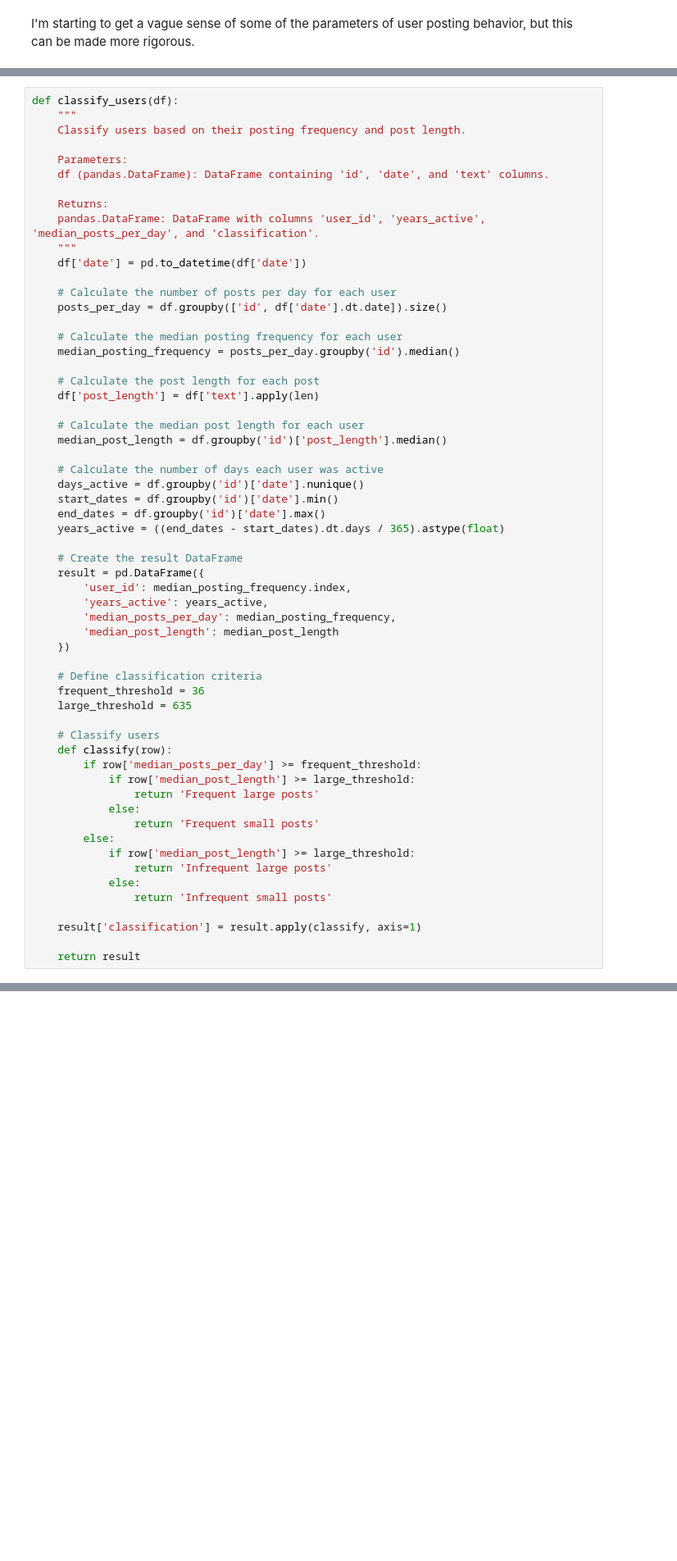
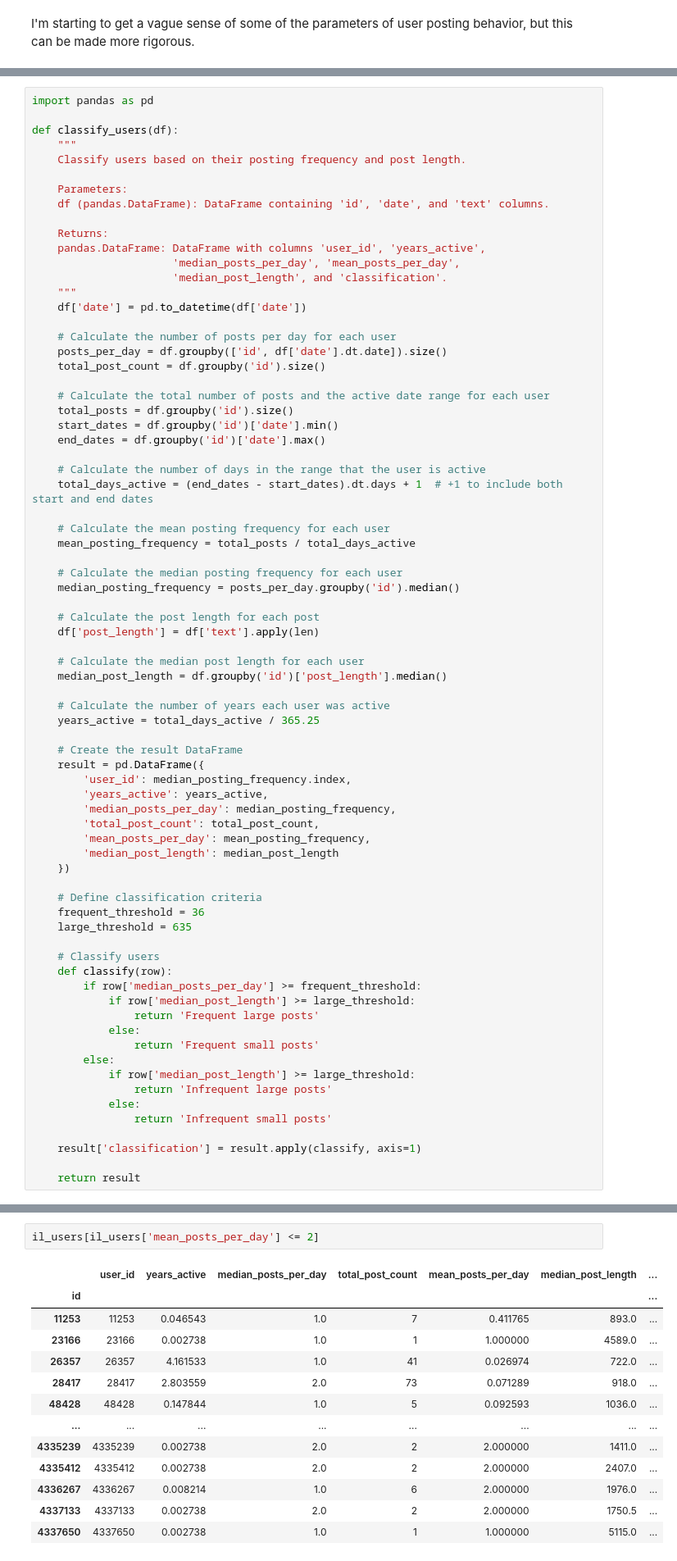
Before and after one commit to horseless-labs/void, a Jupyter notebook: base/analysis/analysis.ipynb, the cells around one changed output, grey strips where cells are left out. Shown at 82% size. Drawn from its saved outputs; the diff is of its cells as text; blank space fills up the shorter version.

```diff
--- a/base/analysis/analysis.ipynb
+++ b/base/analysis/analysis.ipynb
@@ -534,6 +546,8 @@ Some thoughts on using this as a guide. I am comfortable calling anything more t
 
 However, it is more difficult to determine what should constitute "frequent" posting from this dataset. Either due to errors in timestamping somewhere in the pipeline or automated posting back in the day, there is a truly staggering range of posting frequencies. Capping the number that we care about at 50, the median is still 36. The mode is, of course, 1. I hadn't realized it before, but the dataset does not include users who post with a mean or median of less than once per day. Provisionally moving forward as though 36 is a good dividing line, with "frequent" being at least that many posts per day.
 # %%
+import pandas as pd
+
 def classify_users(df):
     """
     Classify users based on their posting frequency and post length.
@@ -542,12 +556,26 @@ def classify_users(df):
     df (pandas.DataFrame): DataFrame containing 'id', 'date', and 'text' columns.
 
     Returns:
-    pandas.DataFrame: DataFrame with columns 'user_id', 'years_active', 'median_posts_per_day', and 'classification'.
+    pandas.DataFrame: DataFrame with columns 'user_id', 'years_active',
+                      'median_posts_per_day', 'mean_posts_per_day',
+                      'median_post_length', and 'classification'.
     """
     df['date'] = pd.to_datetime(df['date'])
 
     # Calculate the number of posts per day for each user
     posts_per_day = df.groupby(['id', df['date'].dt.date]).size()
+    total_post_count = df.groupby('id').size()
+
+    # Calculate the total number of posts and the active date range for each user
+    total_posts = df.groupby('id').size()
+    start_dates = df.groupby('id')['date'].min()
+    end_dates = df.groupby('id')['date'].max()
+
+    # Calculate the number of days in the range that the user is active
+    total_days_active = (end_dates - start_dates).dt.days + 1  # +1 to include both start and end dates
+
+    # Calculate the mean posting frequency for each user
+    mean_posting_frequency = total_posts / total_days_active
 
     # Calculate the median posting frequency for each user
     median_posting_frequency = posts_per_day.groupby('id').median()
@@ -558,17 +586,16 @@ def classify_users(df):
     # Calculate the median post length for each user
     median_post_length = df.groupby('id')['post_length'].median()
 
-    # Calculate the number of days each user was active
-    days_active = df.groupby('id')['date'].nunique()
-    start_dates = df.groupby('id')['date'].min()
-    end_dates = df.groupby('id')['date'].max()
-    years_active = ((end_dates - start_dates).dt.days / 365).astype(float)
+    # Calculate the number of years each user was active
+    years_active = total_days_active / 365.25
 
     # Create the result DataFrame
     result = pd.DataFrame({
         'user_id': median_posting_frequency.index,
         'years_active': years_active,
         'median_posts_per_day': median_posting_frequency,
+        'total_post_count': total_post_count,
+        'mean_posts_per_day': mean_posting_frequency,
         'median_post_length': median_post_length
     })
 
@@ -646,0 +657,16 @@ il_users
+# %%
+il_users[il_users['mean_posts_per_day'] <= 2]
+# %% [output]
+|  | user_id | years_active | median_posts_per_day | total_post_count | mean_posts_per_day | median_post_length | ... |
+| id |  |  |  |  |  |  | ... |
+| 11253 | 11253 | 0.046543 | 1.0 | 7 | 0.411765 | 893.0 | ... |
+| 23166 | 23166 | 0.002738 | 1.0 | 1 | 1.000000 | 4589.0 | ... |
+| 26357 | 26357 | 4.161533 | 1.0 | 41 | 0.026974 | 722.0 | ... |
+| 28417 | 28417 | 2.803559 | 2.0 | 73 | 0.071289 | 918.0 | ... |
+| 48428 | 48428 | 0.147844 | 1.0 | 5 | 0.092593 | 1036.0 | ... |
+| ... | ... | ... | ... | ... | ... | ... | ... |
+| 4335239 | 4335239 | 0.002738 | 2.0 | 2 | 2.000000 | 1411.0 | ... |
+| 4335412 | 4335412 | 0.002738 | 2.0 | 2 | 2.000000 | 2407.0 | ... |
+| 4336267 | 4336267 | 0.008214 | 1.0 | 6 | 2.000000 | 1976.0 | ... |
+| 4337133 | 4337133 | 0.002738 | 2.0 | 2 | 2.000000 | 1750.5 | ... |
+| 4337650 | 4337650 | 0.002738 | 1.0 | 1 | 1.000000 | 5115.0 | ... |
```
Also changed, not shown: parts of 16 cells of this notebook, 1 other file.
